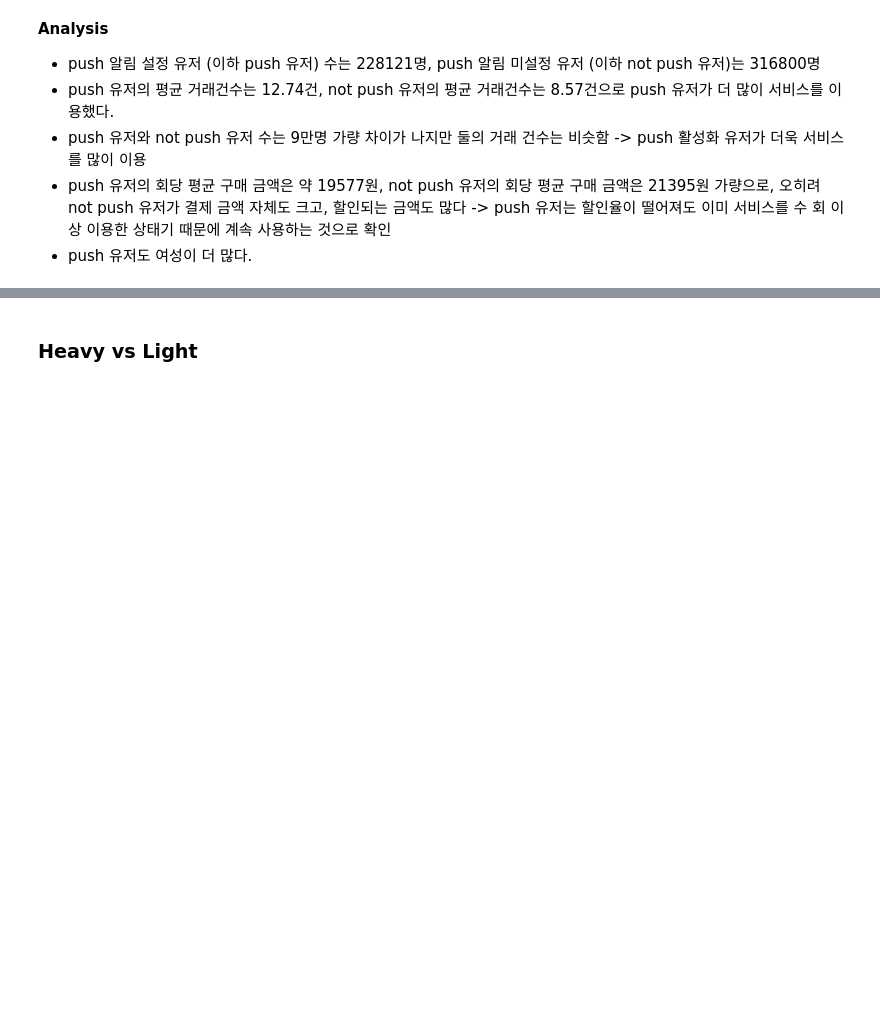
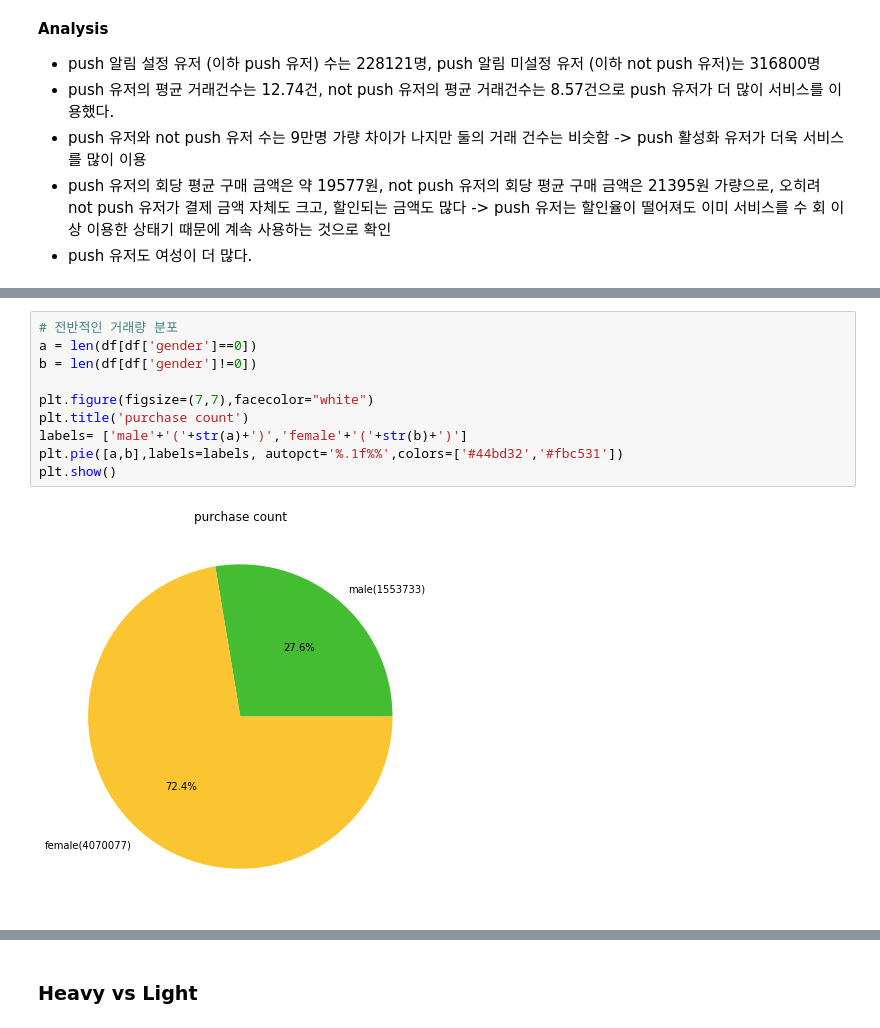
Before and after one commit to LUCI031/chai_analytics, a Jupyter notebook: EDA.ipynb, the cells around one changed output, grey strips where cells are left out. Saved outputs shown, nothing was run; the diff lists cells and outputs as text; blank space fills up the shorter version.

```diff
--- a/EDA.ipynb
+++ b/EDA.ipynb
@@ -362,0 +390,12 @@ Name: customer_id, Length: 316800, dtype: Int64
+# %%
+# 전반적인 거래량 분포
+a = len(df[df['gender']==0])
+b = len(df[df['gender']!=0])
+
+plt.figure(figsize=(7,7),facecolor="white")
+plt.title('purchase count')
+labels= ['male'+'('+str(a)+')','female'+'('+str(b)+')']
+plt.pie([a,b],labels=labels, autopct='%.1f%%',colors=['#44bd32','#fbc531'])
+plt.show()
+# %% [output]
+[figure, added]
```
Also changed, not shown: parts of 16 cells of this notebook, 3 other files.
